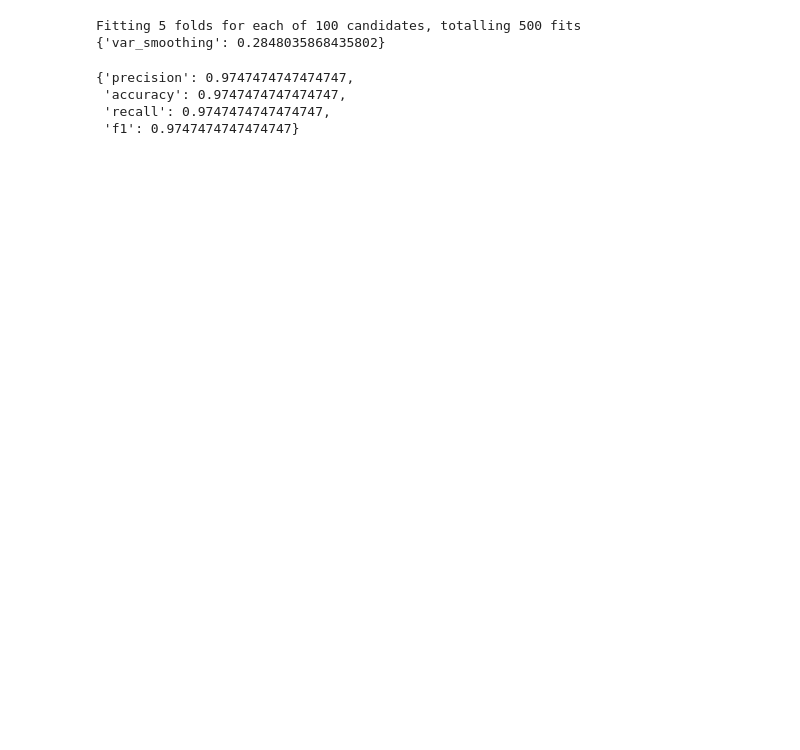
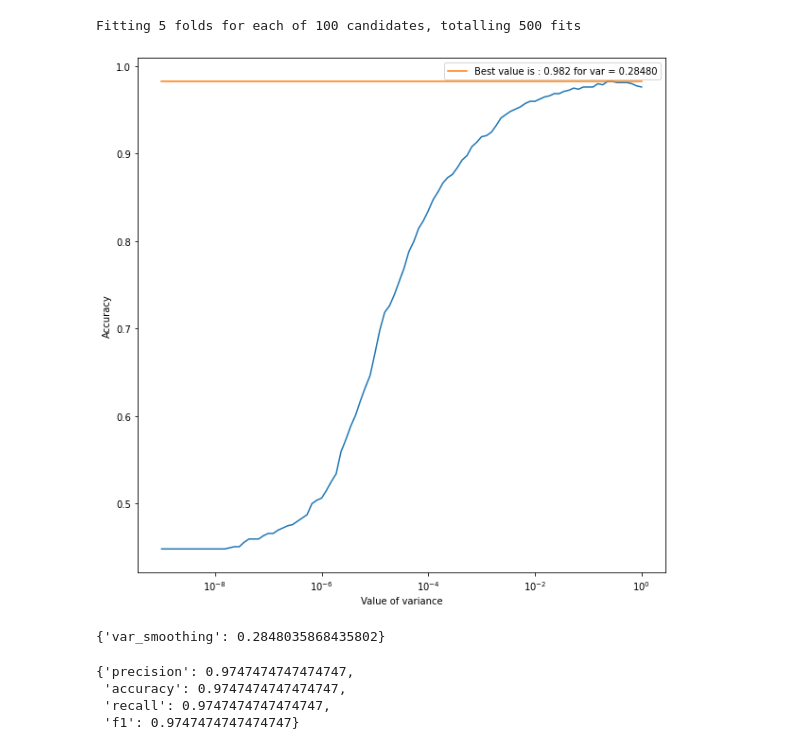
Before and after one commit to Arthur8754/ProjetML, a Jupyter notebook: main.ipynb, the cells around one changed output. Saved outputs shown, nothing was run; the diff lists cells and outputs as text; code cells hidden in the pictures; blank space fills up the shorter version.

Commit message:
ajout SVM et perceptron + affichage graphic dans la recherche d'hyperparametre

```diff
--- a/main.ipynb
+++ b/main.ipynb
@@ -67,11 +34,12 @@ X_test = scaler.transform(X_test)
 # %%
 # create an instance of the GaussianNBClassifier class with a dictionary of hyperparameters to search over
-gaussian_classifier = GaussianNBClassifier({'var_smoothing': np.logspace(0, -9, num=100)})
+gaussian_classifier = GaussianNB_Classifier({'var_smoothing': np.logspace(0, -9, num=100)})
 
 # find the best hyperparameters for the classifier
-gaussian_best_params = gaussian_classifier.hyperparameter_search(X_train, y_train, k=5)
+gaussian_best_params = gaussian_classifier.hyperparameter_search(X_train, y_train, k=5,graphic=True)
 print(gaussian_best_params)
 # %% [output]
 Fitting 5 folds for each of 100 candidates, totalling 500 fits
-{'var_smoothing': 0.2848035868435802}
+[figure, added]
+{'var_smoothing': 0.2848035868435802}
 # %%
```
Also changed, not shown: parts of 9 cells of this notebook, 4 other files.
